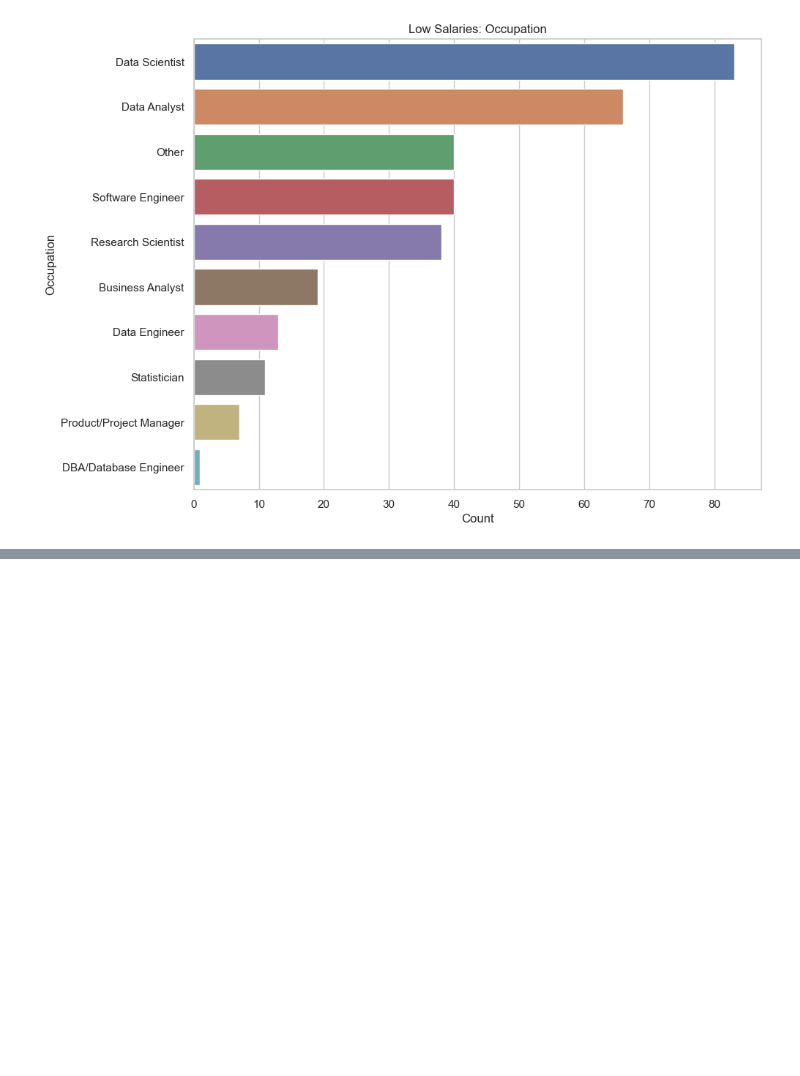
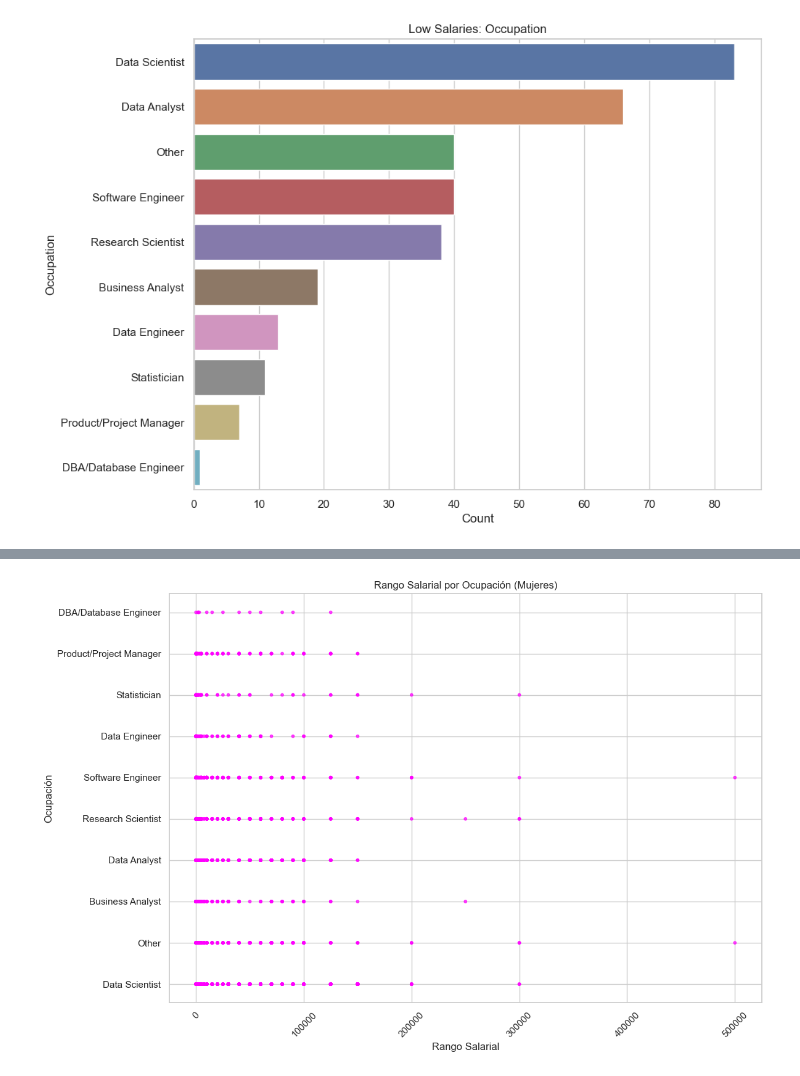
Before and after one commit to CCT-Dublin/capstone-project-feb-2024-ft-YumikoBejarano, a Jupyter notebook: CA 1 – Capstone Project Proposal.ipynb, the cells around one changed output, grey strips where cells are left out. Cells and saved outputs as stored; diff of their text form; code cells hidden in the pictures; blank space fills up the shorter version.

```diff
--- a/CA 1 – Capstone Project Proposal.ipynb
+++ b/CA 1 – Capstone Project Proposal.ipynb
@@ -811,0 +1037,42 @@ salaries
+# %%
+
+# Low Salaries: Range
+def find_number(x):
+    if x[0] == '>':
+        return 500001
+    elif x[0] == '$':
+        return 0
+    elif 'na' in x:
+        return -1  # Valor predeterminado para 'na'
+    else:
+        x = x.strip().replace(',','')
+        return int(x[0 : x.find('-')])
+
+# Salarios: Ocupación para mujeres
+salaries_women = women[['Q10', 'Q5']]
+salaries_women = salaries_women.rename(columns={'Q10':'Range', 'Q5':'Occupation'})
+salaries_women['Count'] = 1
+
+salaries_women['Range_Start'] = salaries_women['Range'].astype(str).apply(lambda x: find_number(x))
+
+salaries_women = salaries_women.sort_values(by=['Range_Start'])
+salaries_women = salaries_women[salaries_women['Range_Start'] != -1]  # Filtrar valores predeterminados
+
+# Configuración del gráfico de dispersión
+plt.figure(figsize=(12, 8))
+
+# Gráfico de dispersión de ocupación y rango salarial
+plt.scatter(salaries_women['Range_Start'], salaries_women['Occupation'], s=salaries_women['Count']*10, color='fuchsia', alpha=0.7)
+
+# Etiquetas y título
+plt.xlabel('Rango Salarial')
+plt.ylabel('Ocupación')
+plt.title('Rango Salarial por Ocupación (Mujeres)')
+plt.xticks(rotation=45)
+plt.grid(True)
+
+# Mostrar el gráfico
+plt.tight_layout()
+plt.show()
+# %% [output]
+[figure, added]
```
Also changed, not shown: parts of 41 cells of this notebook, 1 other file.
